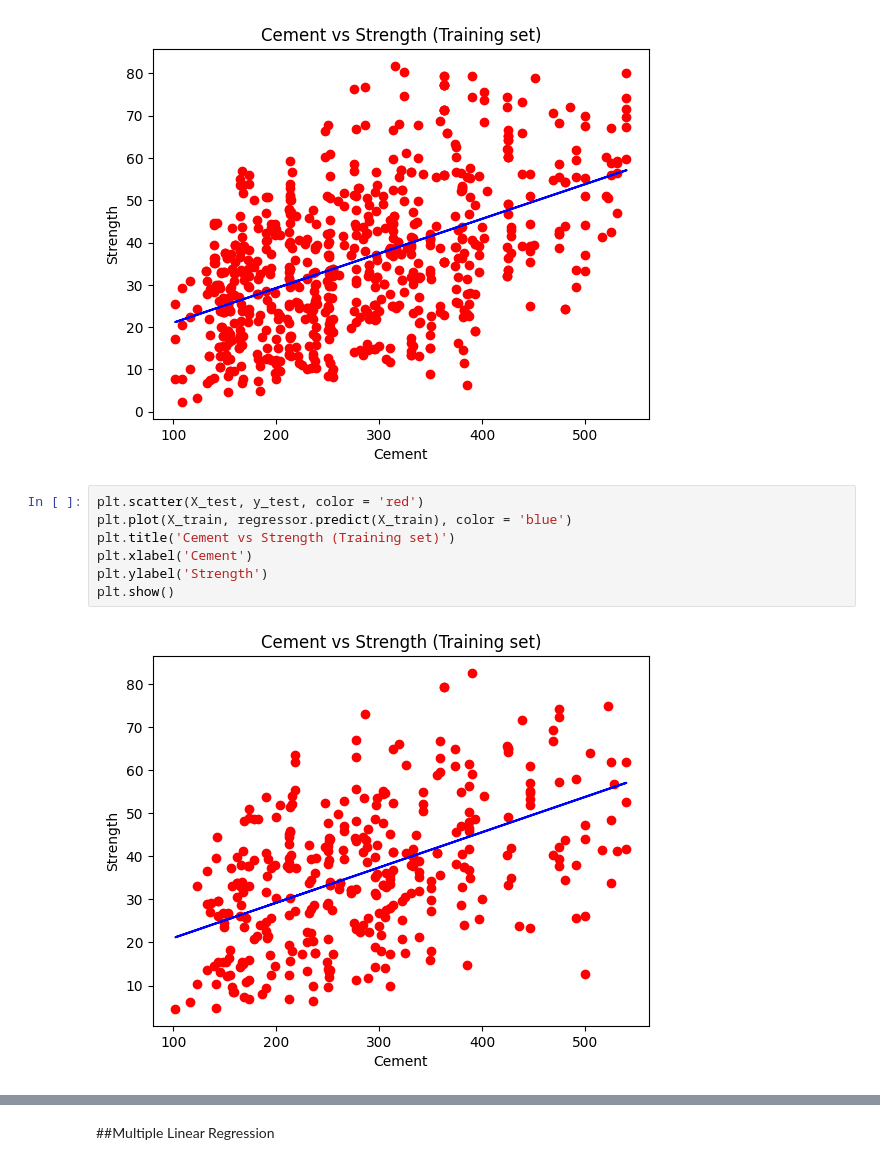
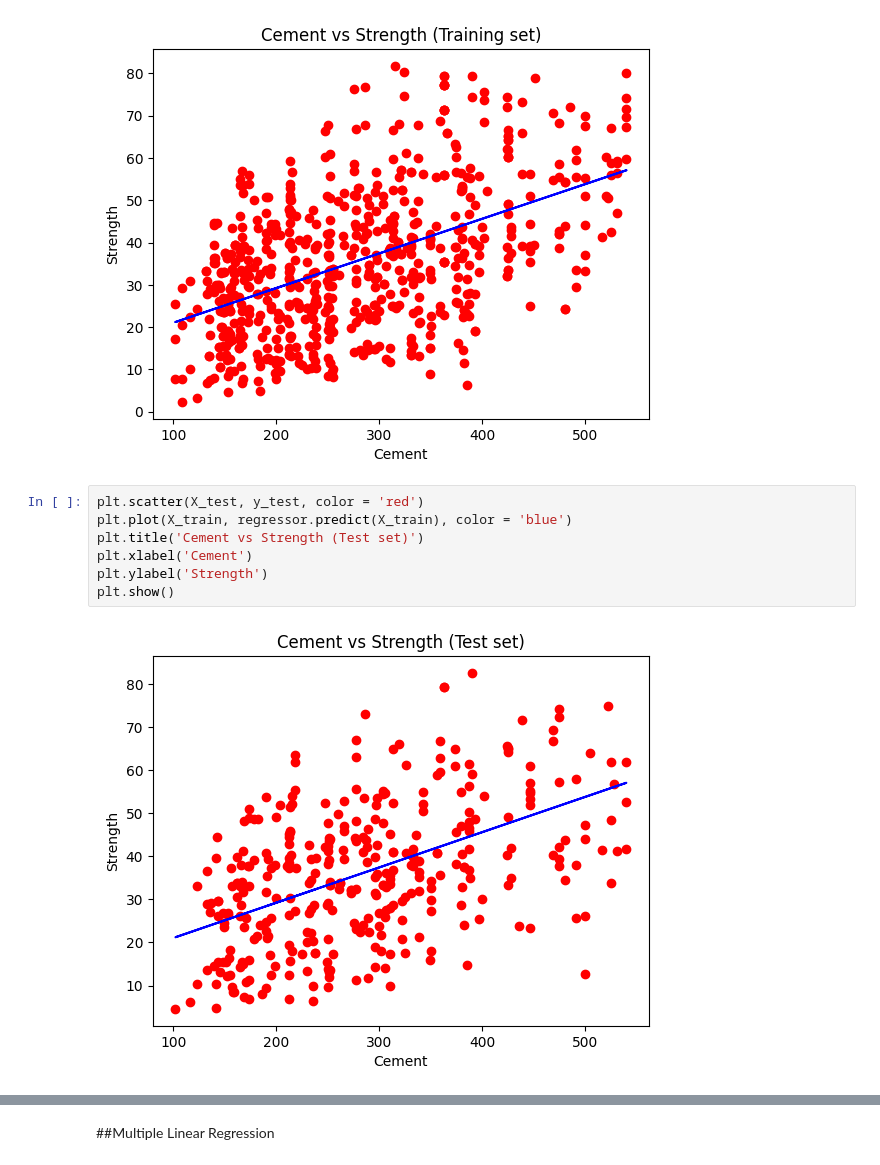
Before and after one commit to Nikerlas/AI, a Jupyter notebook: AIRegression.ipynb, the cells around one changed output, grey strips where cells are left out. Saved outputs shown, nothing was run; the diff lists cells and outputs as text.

```diff
--- a/AIRegression.ipynb
+++ b/AIRegression.ipynb
@@ -104,9 +104,9 @@ plt.show()
 # %%
 plt.scatter(X_test, y_test, color = 'red')
 plt.plot(X_train, regressor.predict(X_train), color = 'blue')
-plt.title('Cement vs Strength (Training set)')
+plt.title('Cement vs Strength (Test set)')
 plt.xlabel('Cement')
 plt.ylabel('Strength')
 plt.show()
 # %% [output]
-[figure, old version]
+[figure, new version]
```
Also changed, not shown: parts of 3 cells of this notebook.
